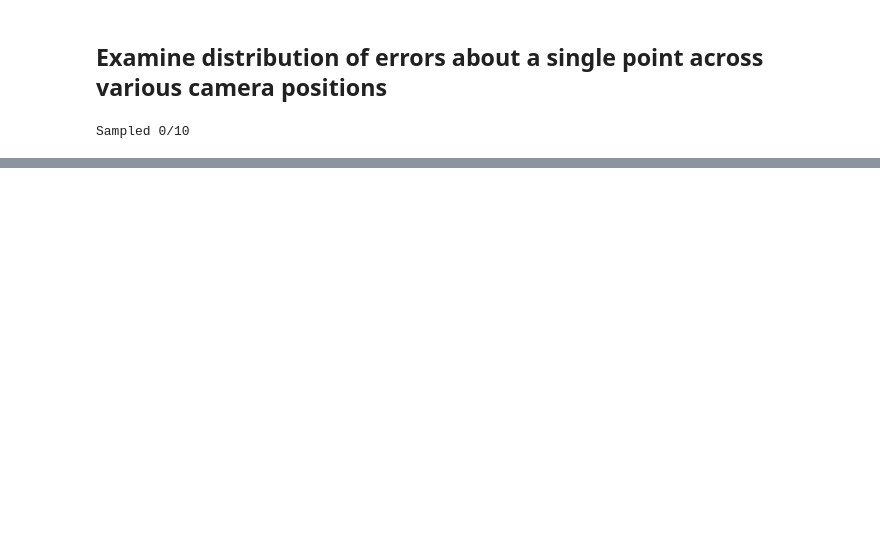
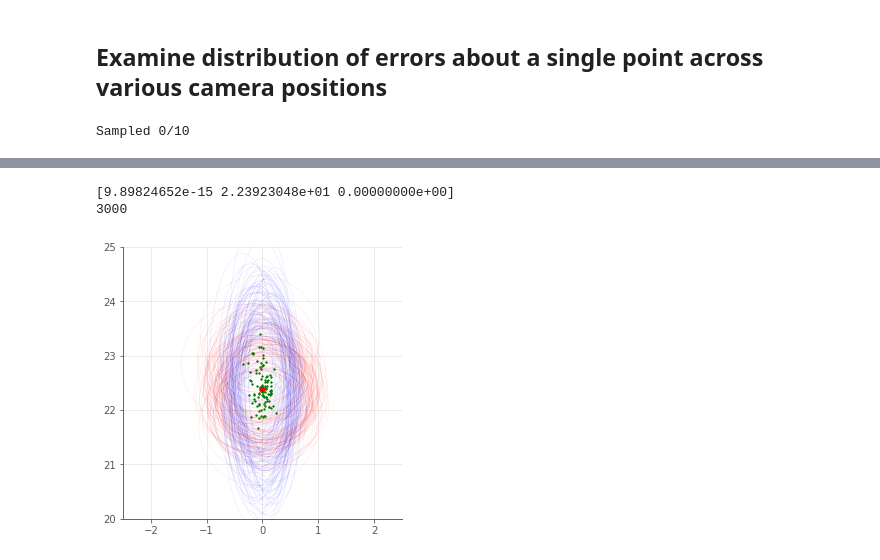
Before and after one commit to flyingsilverfin/AV-Camera-Placement, a Jupyter notebook: evaluation/camera/model_validity/Camera Error Model Evaluation.ipynb, the cells around one changed output, grey strips where cells are left out. Saved outputs shown, nothing was run; the diff lists cells and outputs as text; code cells hidden in the pictures; blank space fills up the shorter version.

```diff
--- a/evaluation/camera/model_validity/Camera Error Model Evaluation.ipynb
+++ b/evaluation/camera/model_validity/Camera Error Model Evaluation.ipynb
@@ -1419,7 +1396,7 @@ for i, est in enumerate(calculated_centers):
     for j, r in enumerate(predicted_error_radius[i]):
         #r = world_pt_error_radius[i]
         center = est[j]
-        error_area = 2*np.pi*r**2
+        error_area = np.pi*r**2
         maj_minors = np.array(major_minor_axes[i][j])
         major_axis, minor_axis = maj_minors
         ratio = minor_axis/major_axis
@@ -1435,8 +1412,7 @@ for i, est in enumerate(calculated_centers):
         direction_vec = directions[i][j]
 
         angle = np.arctan2(direction_vec[1], direction_vec[0])
-        adjustment = np.sqrt(2.0)
-        el = Ellipse(center[:2], major/adjustment, minor/adjustment, angle=np.rad2deg(angle))
+        el = Ellipse(center[:2], 2*major, 2*minor, angle=np.rad2deg(angle))
         el.set_edgecolor('blue')
         el.set_fill(False)
         el.set_alpha(0.5)
@@ -1503,0 +1487,73 @@ _ =plt.hist(diffs, bins=40)
+# %%
+def get_error_elipse(r, minor_major_ratio, direction_vector):
+    error_area = np.pi*r**2
+    ratio = minor_axis/major_axis
+    # use major/minor axis ratio to divvy up the area
+    # area ellipse = pi*a*b, half major/minor axes
+    # ratio = minor/major
+    # => area = pi*a*a*ratio
+    # => major_length = sqrt(area/(ratio*pi))
+    major = np.sqrt(error_area/(ratio*np.pi))
+    minor = error_area/(np.pi*major)
+    # get angle to orient at next
+    angle = np.arctan2(direction_vector[1], direction_vector[0])
+    return (major, minor, angle)
+
+
+
+# check if every point's error ellipse contains the true point
+index = 22
+pt = world_points[index]
+calculated = np.array(calculated_centers[index][300:400])
+fig = plt.figure(figsize=(5,5))
+ax = plt.subplot(111)
+print(pt)
+print (len(calculated_centers[index]))
+ax.set_xlim(-2.5,2.5)
+ax.set_ylim(20, 25)
+ax.scatter(*pt[:2], color='red')
+n_within, n_total = 0, calculated.shape[0]
+for i, center in enumerate(calculated):
+    r = predicted_error_radius[index][i]
+    maj_minors = np.array(major_minor_axes[index][i])
+    major_axis, minor_axis = maj_minors
+    ratio = minor_axis/major_axis
+    direction_vec = directions[index][i]
+    major, minor, angle = get_error_elipse(r, ratio, direction_vec)
+    el = Ellipse(center[:2], 2*major, 2*minor, angle=np.rad2deg(angle))
+    if el.contains_point(pt[:2]):
+        n_within += 1
+        ax.scatter(*center[:2], color='green', s=3)
+        el.set_edgecolor('blue')
+        el.set_alpha(0.1)
+    else:
+        ax.scatter(*center[:2], color='blue', s=3)
+        el.set_edgecolor('blue')
+        el.set_alpha(1.0)
+    el.set_fill(False)
+
+    c = Ellipse(center[:2], 2*r, 2*r, angle=0.0)
+    c.set_color('red')
+#     if (np.linalg.norm(center[:2] - pt[:2]) <r ) != c.contains_point(pt[:2]):
+#     print("{0}, center: {1}, distance: {2}, radius: {3}".format(pt[:2], center[:2], np.linalg.norm(pt - center),r))
+    if c.contains_point(pt[:2]):
+        c.set_alpha(0.1)
+    else:
+        c.set_alpha(1.0)
+        el.set_alpha(1.0)
+
+    ax.add_artist(el)
+    c.set_fill(False)
+
+    ax.add_artist(c)
+
+
+if save:
+    plt.savefig("figs/ovals_vs_circls.pdf",bbox_inches='tight')
+    plt.savefig("figs/ovals_vs_circls.pgf",bbox_inches='tight')
+else:
+    plt.show()
+# %% [output]
+[9.89824652e-15 2.23923048e+01 0.00000000e+00]
+3000
+[figure, added]
```
Also changed, not shown: parts of 30 cells of this notebook.
